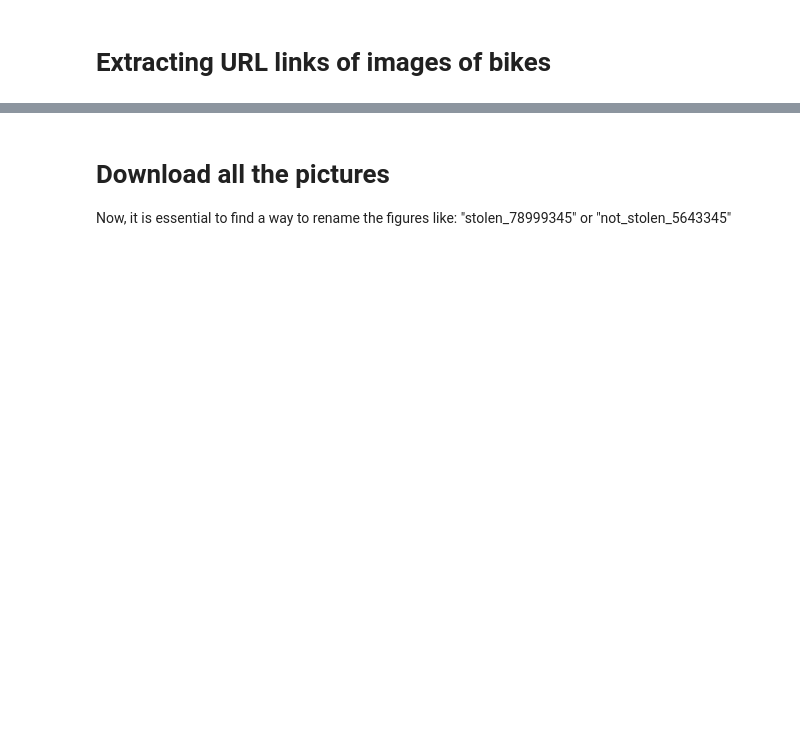
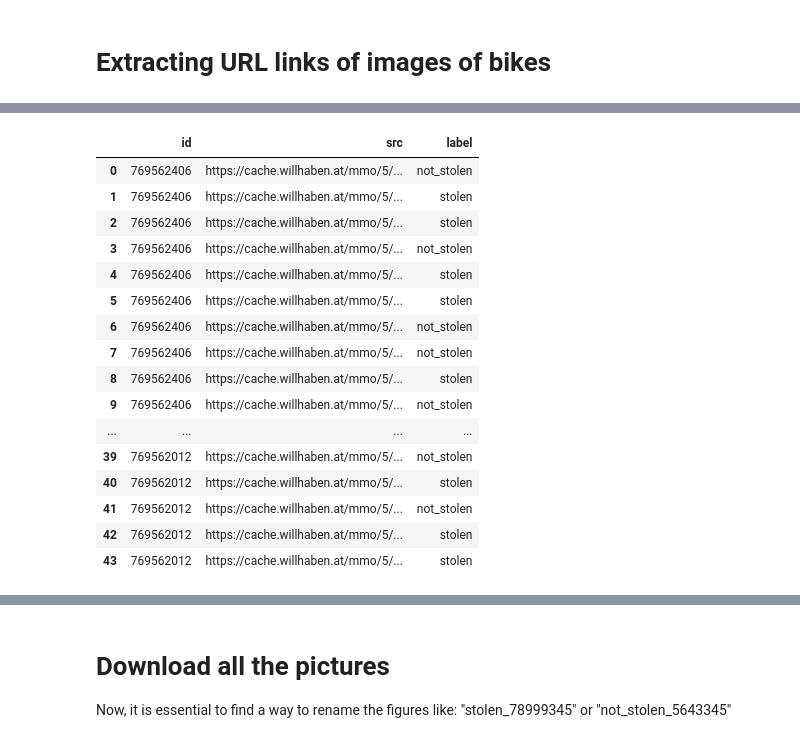
Before and after one commit to georghoeller/fastbook, a Jupyter notebook: bike-reloot/willhaben-bike-figs.ipynb, the cells around one changed output, grey strips where cells are left out. Cells and saved outputs as stored; diff of their text form; code cells hidden in the pictures; blank space fills up the shorter version.

```diff
--- a/bike-reloot/willhaben-bike-figs.ipynb
+++ b/bike-reloot/willhaben-bike-figs.ipynb
@@ -157,2 +177,26 @@ df_src = pd.DataFrame(img_list).T.explode('src').reset_index(names='id')
 # %%
 # GENERATE A COLUMN WITH A PREFIX
+import numpy as np
+
+df_src['label'] = df_src.groupby('id')['id'].transform(
+    lambda group: np.random.choice(['stolen', 'not_stolen'], size=len(group))
+    )
+df_src
+# %% [output]
+|  | id | src | label |
+| 0 | 769562406 | https://cache.willhaben.at/mmo/5/... | not_stolen |
+| 1 | 769562406 | https://cache.willhaben.at/mmo/5/... | stolen |
+| 2 | 769562406 | https://cache.willhaben.at/mmo/5/... | stolen |
+| 3 | 769562406 | https://cache.willhaben.at/mmo/5/... | not_stolen |
+| 4 | 769562406 | https://cache.willhaben.at/mmo/5/... | stolen |
+| 5 | 769562406 | https://cache.willhaben.at/mmo/5/... | stolen |
+| 6 | 769562406 | https://cache.willhaben.at/mmo/5/... | not_stolen |
+| 7 | 769562406 | https://cache.willhaben.at/mmo/5/... | not_stolen |
+| 8 | 769562406 | https://cache.willhaben.at/mmo/5/... | stolen |
+| 9 | 769562406 | https://cache.willhaben.at/mmo/5/... | not_stolen |
+| ... | ... | ... | ... |
+| 39 | 769562012 | https://cache.willhaben.at/mmo/5/... | not_stolen |
+| 40 | 769562012 | https://cache.willhaben.at/mmo/5/... | stolen |
+| 41 | 769562012 | https://cache.willhaben.at/mmo/5/... | not_stolen |
+| 42 | 769562012 | https://cache.willhaben.at/mmo/5/... | stolen |
+| 43 | 769562012 | https://cache.willhaben.at/mmo/5/... | stolen |
```
Also changed, not shown: parts of 10 cells of this notebook, 54 other files.
